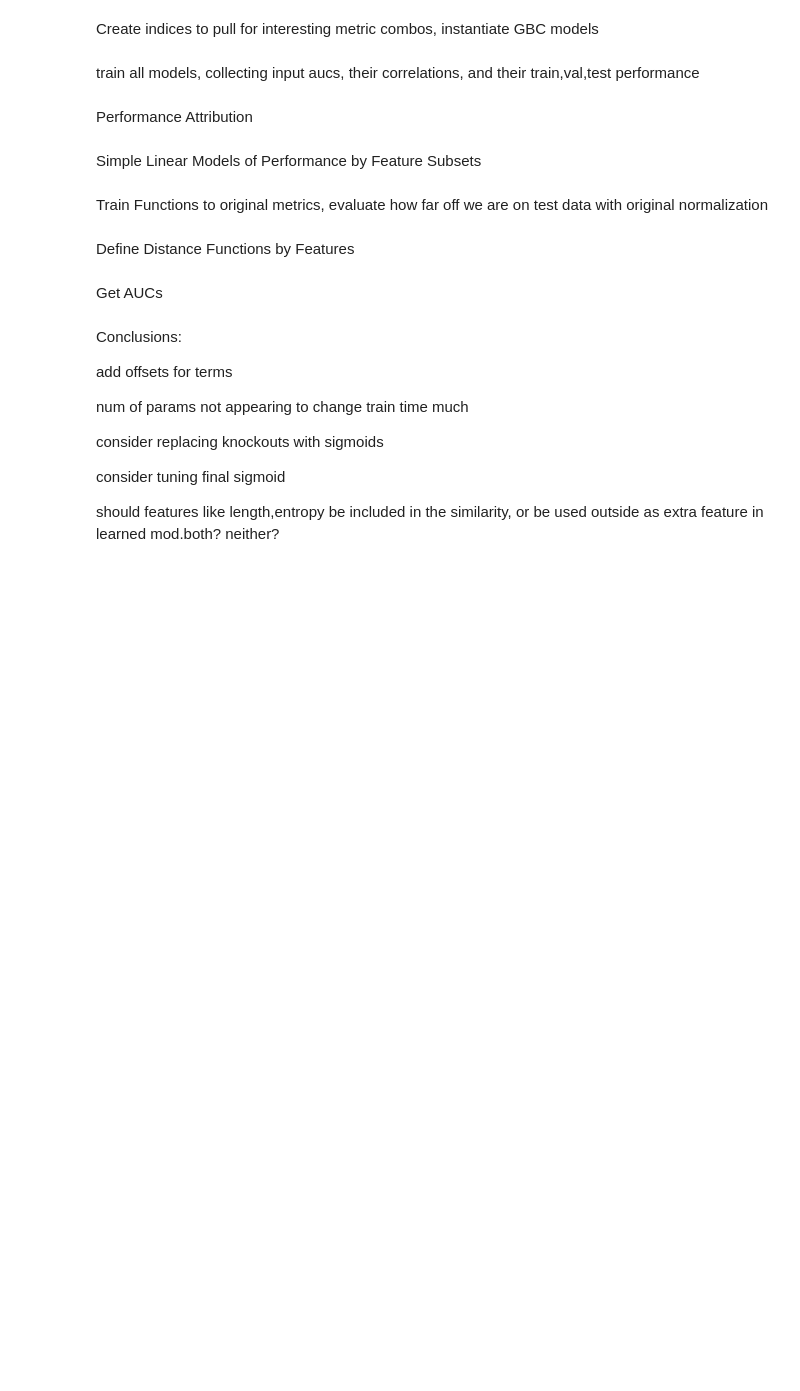
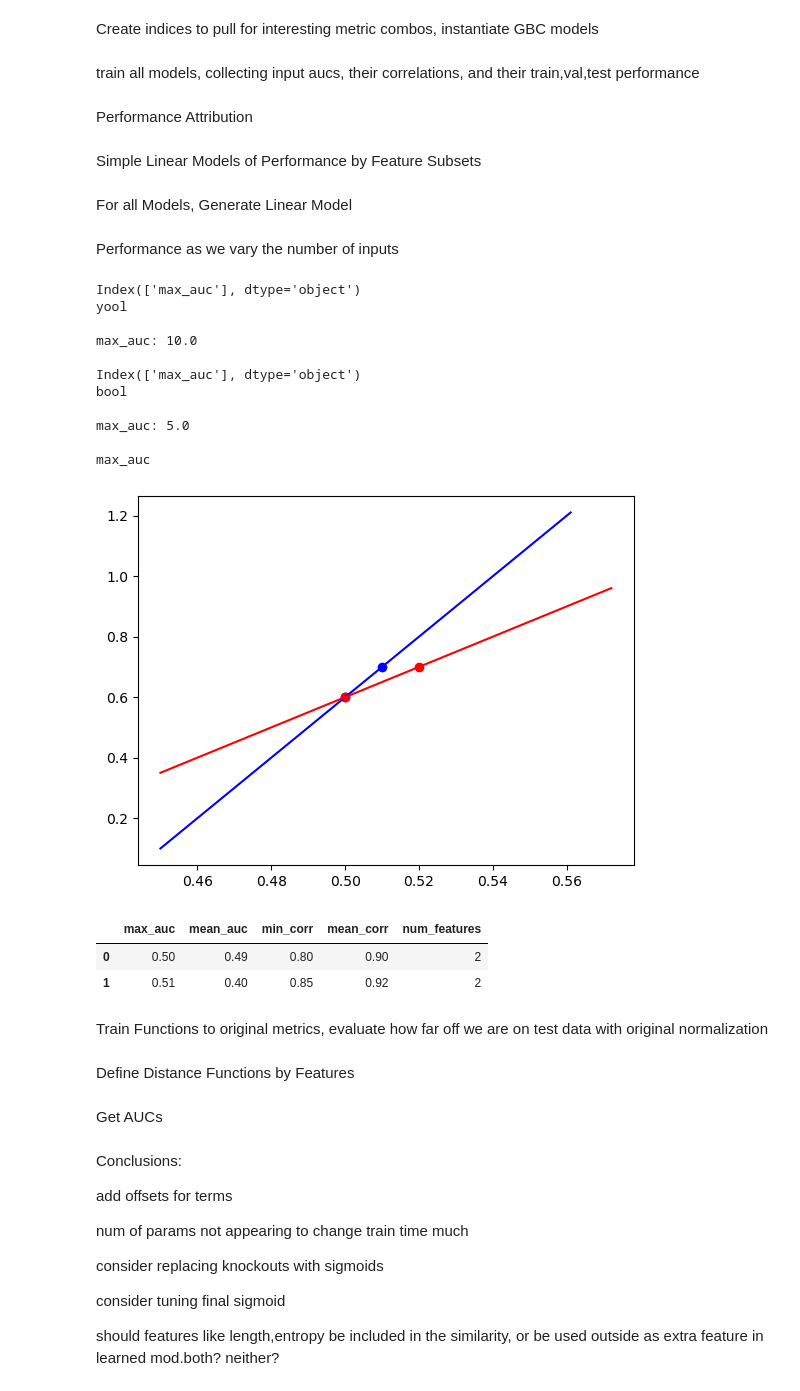
Before and after one commit to Jbug1/TunaSim, a Jupyter notebook: demos.ipynb, the cells around one changed output. Cells and saved outputs as stored; diff of their text form; code cells hidden in the pictures; blank space fills up the shorter version.

Commit message:
updated performance attribution

```diff
--- a/demos.ipynb
+++ b/demos.ipynb
@@ -744,0 +712,2 @@ def performance_attribution(title, model_aucs, feature_attributes, substrings, f
+# %% [markdown]
+For all Models, Generate Linear Model
@@ -744,0 +720,2 @@ def performance_attribution(title, model_aucs, feature_attributes, substrings, f
+# %% [markdown]
+Performance as we vary the number of inputs
@@ -745,3 +724,25 @@ def performance_attribution(title, model_aucs, feature_attributes, substrings, f
+# %%
+#feature_attributes.columns = ['name', 'max_auc', 'mean_auc', 'min_corr', 'mean_corr', 'num_features']
+figures.performance_attribution(test_aucs, test_attributes,[['yool'],['yarl']],['yool','bool'],feature_indices=[0], model = lr(), figure=True)
+# %% [output]
+Index(['max_auc'], dtype='object')
+yool
+
+max_auc: 10.0
+
+Index(['max_auc'], dtype='object')
+bool
+
+max_auc: 5.0
+
+max_auc
+[figure, added]
+# %%
+b[0]
+# %% [output]
+|  | max_auc | mean_auc | min_corr | mean_corr | num_features |
+| 0 | 0.50 | 0.49 | 0.80 | 0.90 | 2 |
+| 1 | 0.51 | 0.40 | 0.85 | 0.92 | 2 |
 # %% [markdown]
 Train Functions to original metrics, evaluate how far off we are on test data with original normalization
 # %%
```
Also changed, not shown: parts of 6 cells of this notebook, 1 other file.
